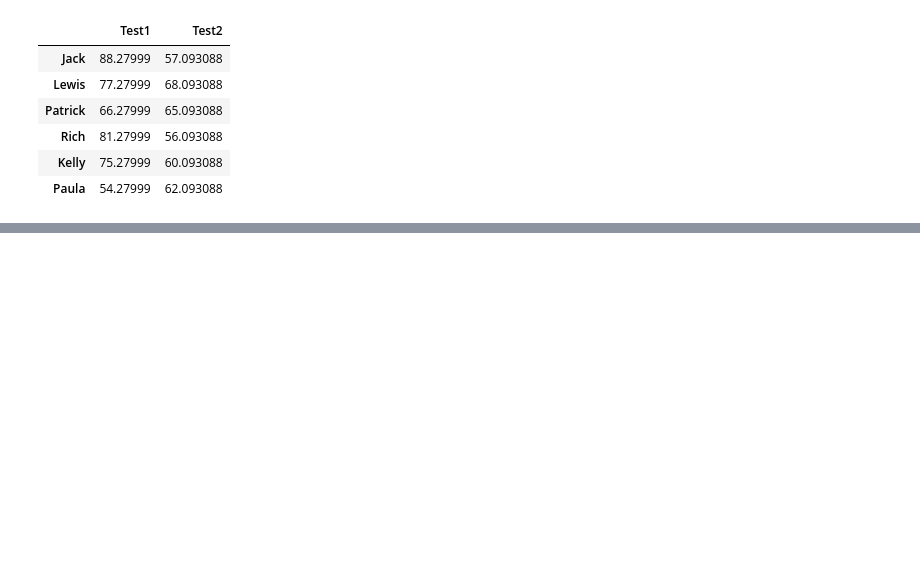
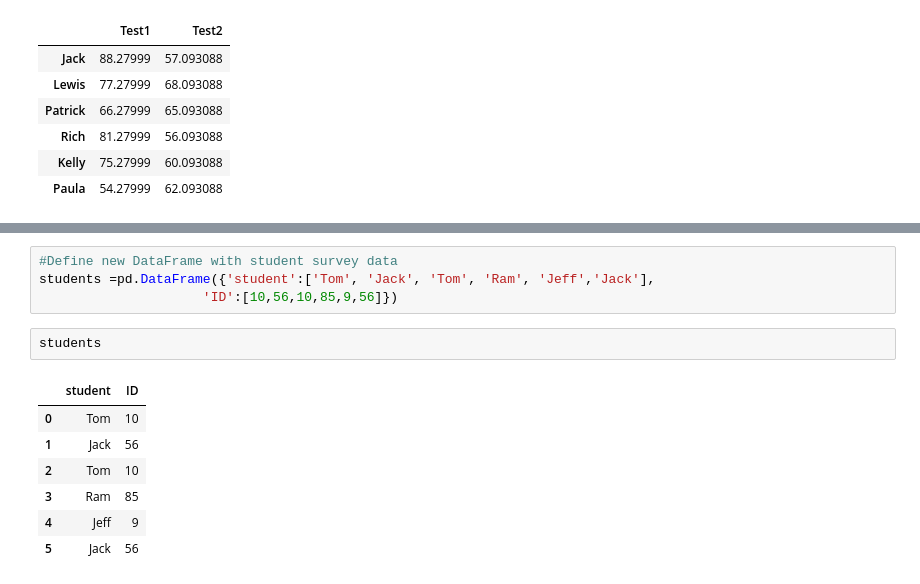
Before and after one commit to shubhpanchal/Pandas, a Jupyter notebook: Pandas.ipynb, the cells around one changed output, grey strips where cells are left out. Drawn from its saved outputs; the diff is of its cells as text; blank space fills up the shorter version.

```diff
--- a/Pandas.ipynb
+++ b/Pandas.ipynb
@@ -545,0 +597,14 @@ stanrdizeTestScores(df_testScores)
+# %%
+#Define new DataFrame with student survey data
+students =pd.DataFrame({'student':['Tom', 'Jack', 'Tom', 'Ram', 'Jeff','Jack'],
+                     'ID':[10,56,10,85,9,56]})
+# %%
+students
+# %% [output]
+|  | student | ID |
+| 0 | Tom | 10 |
+| 1 | Jack | 56 |
+| 2 | Tom | 10 |
+| 3 | Ram | 85 |
+| 4 | Jeff | 9 |
+| 5 | Jack | 56 |
```
Also changed, not shown: parts of 12 cells of this notebook.
